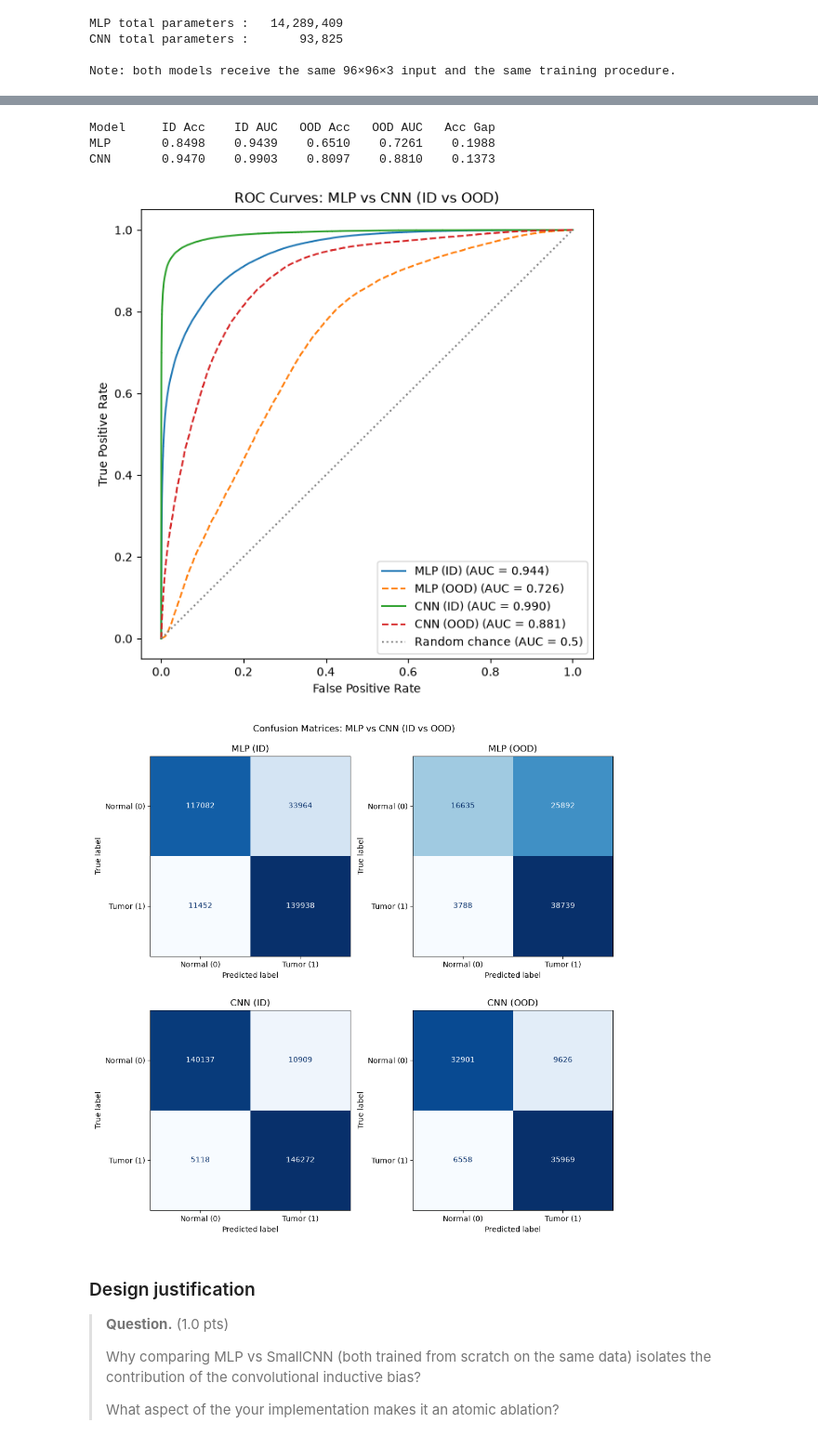
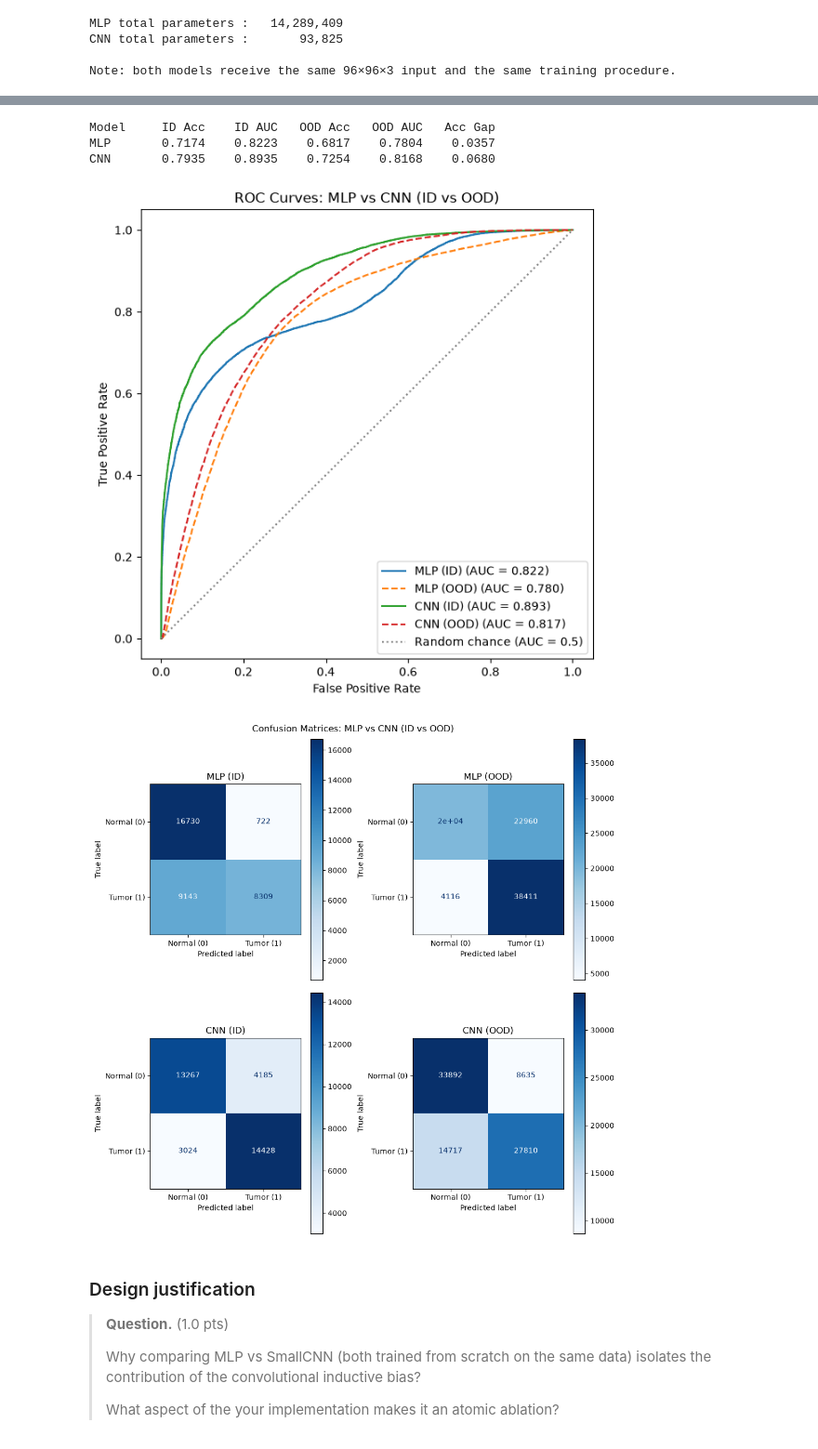
Before and after one commit to mariagabi-lustosa/Tarefa3_MC886, a Jupyter notebook: mc886_1s2026_assignment_3.ipynb, the cells around one changed output, grey strips where cells are left out. Shown at 93% size. Saved outputs shown, nothing was run; the diff lists cells and outputs as text; code cells hidden in the pictures.

```diff
--- a/mc886_1s2026_assignment_3.ipynb
+++ b/mc886_1s2026_assignment_3.ipynb
@@ -879,9 +907,9 @@ plt.show()
 # %%
-# ID (train; hospitals 3, 4, 5) vs OOD (val, hospital 1)
-mlp_id_metrics = evaluate_model(mlp, train_loader)
+# ID (val; hospitals 1) vs OOD (test, hospital 2)
+mlp_id_metrics = evaluate_model(mlp, val_loader)
 mlp_ood_metrics = evaluate_model(mlp, test_loader)
 
-cnn_id_metrics = evaluate_model(cnn, train_loader)
+cnn_id_metrics = evaluate_model(cnn, val_loader)
 cnn_ood_metrics = evaluate_model(cnn, test_loader)
 
 # AUC: Area Under [the ROC] Curve
@@ -912,32 +940,32 @@ ax.legend()
 plt.show()
 # %% [output]
 Model     ID Acc    ID AUC   OOD Acc   OOD AUC   Acc Gap
-MLP       0.8498    0.9439    0.6510    0.7261    0.1988
-CNN       0.9470    0.9903    0.8097    0.8810    0.1373
+MLP       0.7174    0.8223    0.6817    0.7804    0.0357
+CNN       0.7935    0.8935    0.7254    0.8168    0.0680
-[figure, old version]
+[figure, new version]
 # %%
 # Confusion matrices: one per (model, split) combination, using the same 0.5 threshold as evaluate_model.
 fig, axes = plt.subplots(2, 2, figsize=(10, 10))
 
 cm_inputs = [
     ("MLP (ID)", mlp_id_metrics, axes[0, 0]),
     ("MLP (OOD)", mlp_ood_metrics, axes[0, 1]),
     ("CNN (ID)", cnn_id_metrics, axes[1, 0]),
     ("CNN (OOD)", cnn_ood_metrics, axes[1, 1]),
 ]
 
 for name, metrics, ax in cm_inputs:
     preds = (metrics["probs"] >= 0.5).astype(int)
     cm = confusion_matrix(metrics["labels"], preds)
     disp = ConfusionMatrixDisplay(cm, display_labels=["Normal (0)", "Tumor (1)"])
-    disp.plot(ax=ax, colorbar=False, cmap="Blues")
+    disp.plot(ax=ax, colorbar=True, cmap="Blues")
     ax.set_title(name)
 
 fig.suptitle("Confusion Matrices: MLP vs CNN (ID vs OOD)")
 plt.tight_layout()
 plt.show()
 # %% [output]
-[figure, old version]
+[figure, new version]
 # %% [markdown]
 ### Design justification
 
```
Also changed, not shown: parts of 19 cells of this notebook.
